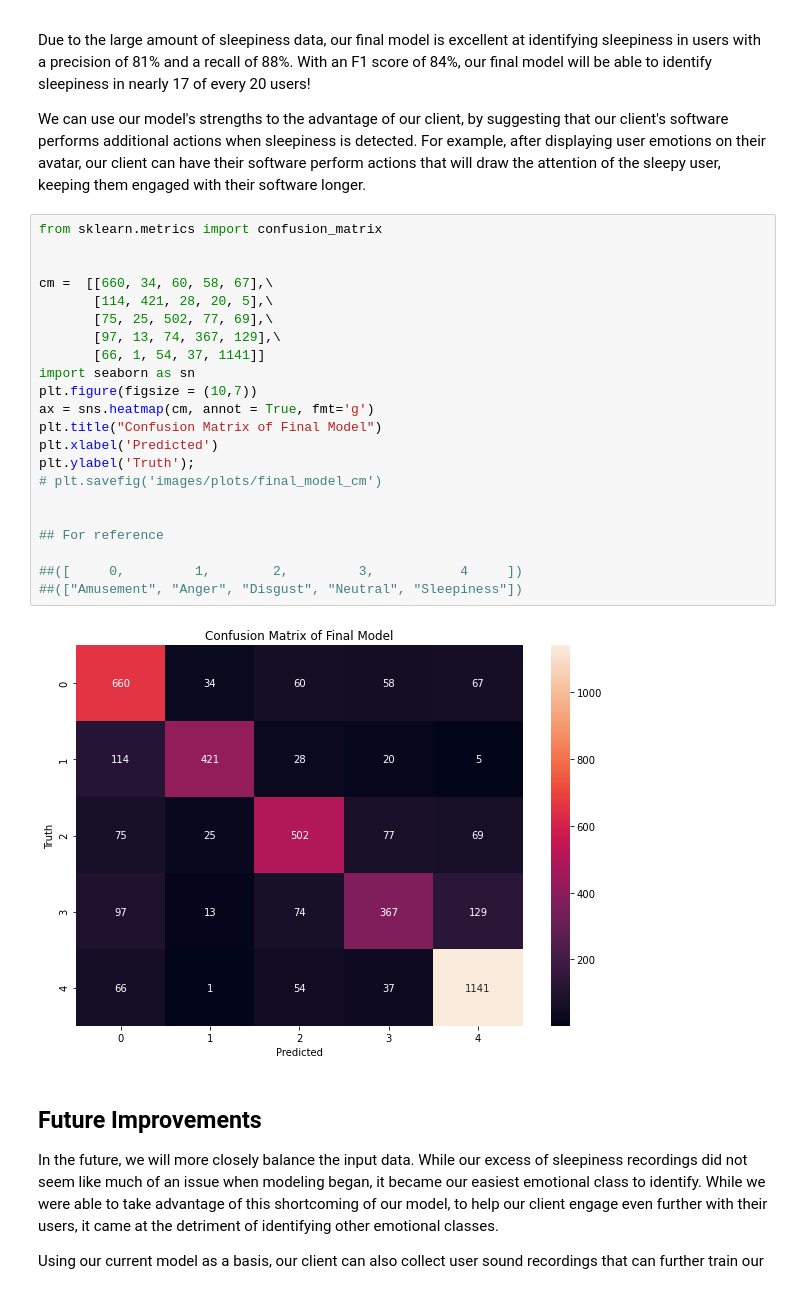
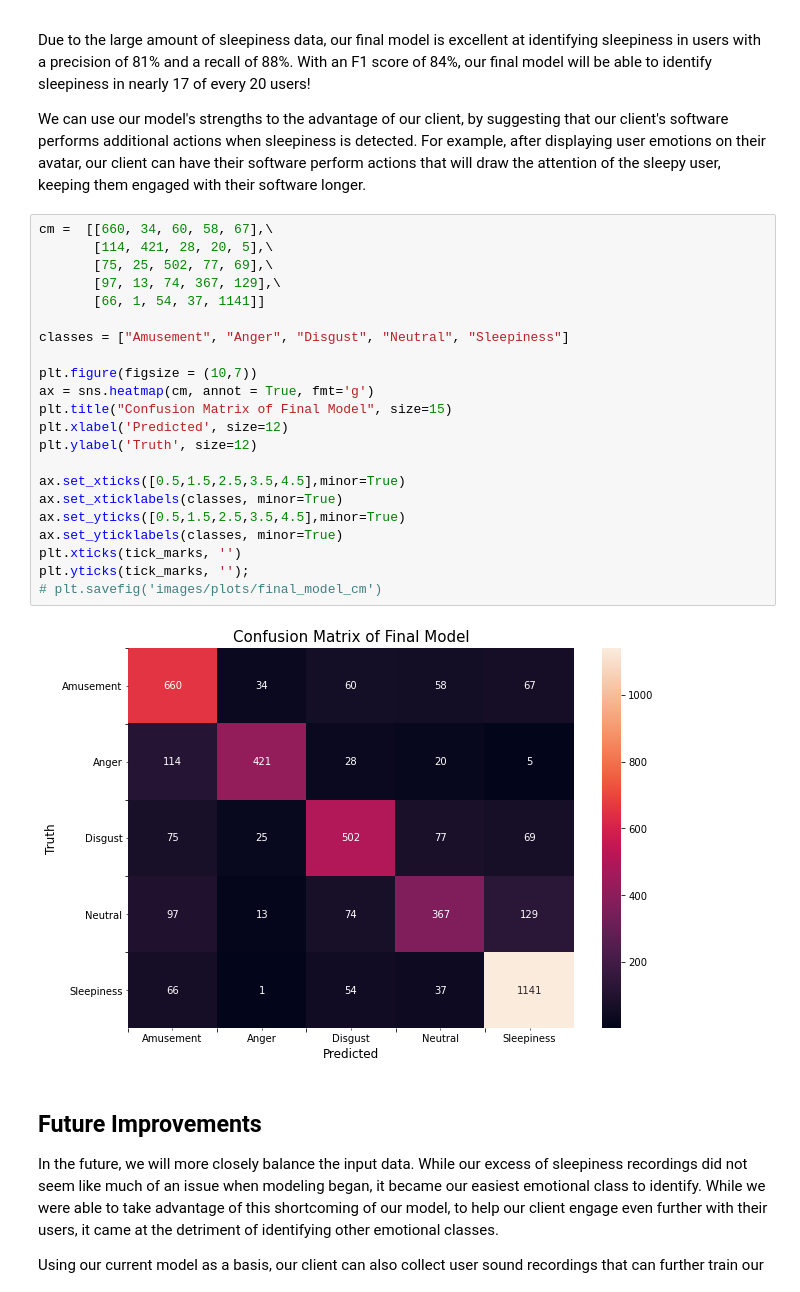
Before and after one commit to njw27/Speech_Emotion_Recognition_SER, a Jupyter notebook: SER_Notebook.ipynb, the cells around one changed output. Cells and saved outputs as stored; diff of their text form.

```diff
--- a/SER_Notebook.ipynb
+++ b/SER_Notebook.ipynb
@@ -1541,29 +1541,29 @@ Due to the large amount of sleepiness data, our final model is excellent at iden
 
 We can use our model's strengths to the advantage of our client, by suggesting that our client's software performs additional actions when sleepiness is detected. For example, after displaying user emotions on their avatar, our client can have their software perform actions that will draw the attention of the sleepy user, keeping them engaged with their software longer.
 # %%
-from sklearn.metrics import confusion_matrix
-
-
 cm =  [[660, 34, 60, 58, 67],\
        [114, 421, 28, 20, 5],\
        [75, 25, 502, 77, 69],\
        [97, 13, 74, 367, 129],\
        [66, 1, 54, 37, 1141]]
-import seaborn as sn
+
+classes = ["Amusement", "Anger", "Disgust", "Neutral", "Sleepiness"]
+
 plt.figure(figsize = (10,7))
 ax = sns.heatmap(cm, annot = True, fmt='g')
-plt.title("Confusion Matrix of Final Model")
-plt.xlabel('Predicted')
-plt.ylabel('Truth');
+plt.title("Confusion Matrix of Final Model", size=15)
+plt.xlabel('Predicted', size=12)
+plt.ylabel('Truth', size=12)
+
+ax.set_xticks([0.5,1.5,2.5,3.5,4.5],minor=True)
+ax.set_xticklabels(classes, minor=True)
+ax.set_yticks([0.5,1.5,2.5,3.5,4.5],minor=True)
+ax.set_yticklabels(classes, minor=True)
+plt.xticks(tick_marks, '')
+plt.yticks(tick_marks, '');
 # plt.savefig('images/plots/final_model_cm')
-
-
-## For reference
-
-##([     0,         1,        2,         3,           4     ])
-##(["Amusement", "Anger", "Disgust", "Neutral", "Sleepiness"])
 # %% [output]
-[figure, old version]
+[figure, new version]
 # %% [markdown]
 ## Future Improvements
 
```
Also changed, not shown: 1 other file.
